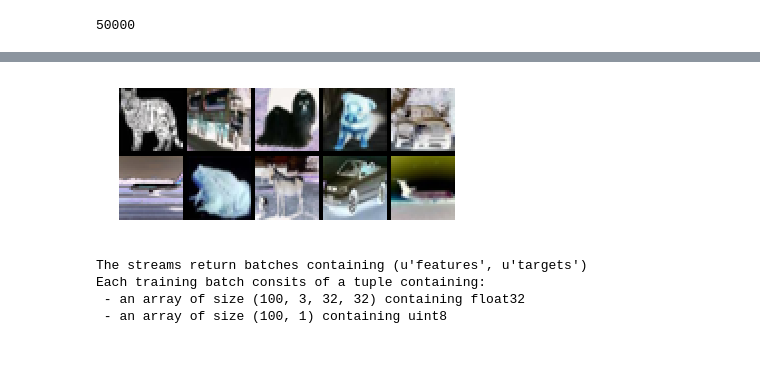
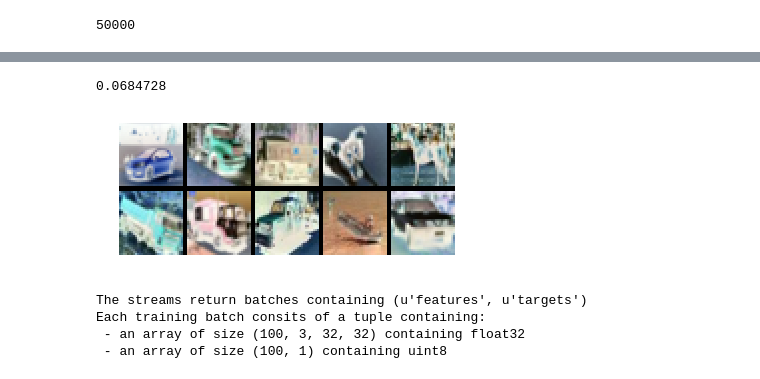
Before and after one commit to scoiatael/nn_assignments, a Jupyter notebook: Project/CIFAR10_Lasagne.ipynb, the cells around one changed output, grey strips where cells are left out. Saved outputs shown, nothing was run; the diff lists cells and outputs as text; code cells hidden in the pictures.

```diff
--- a/Project/CIFAR10_Lasagne.ipynb
+++ b/Project/CIFAR10_Lasagne.ipynb
@@ -58,15 +95,11 @@ OFFSET = 40000
 # %%
-CIFAR10.default_transformers = (
-    (ScaleAndShift, [2.0 / 255.0, -1], {'which_sources': 'features'}),
-    (Cast, [np.float32], {'which_sources': 'features'}) )
-#    (Flatten, [], {'which_sources': 'targets'}))
-#    (Mapping, [lambda batch: (b.ravel() for b in batch)], {'which_sources': 'targets'}) )
-
-cifar_train = CIFAR10(("train",), subset=slice(None,OFFSET))
 #this stream will shuffle the CIFAR set and return us batches of 100 examples
-cifar_train_stream = DataStream.default_stream(
+not_normalized_train_stream = DataStream.default_stream(
     cifar_train,
     iteration_scheme=ShuffledScheme(cifar_train.num_examples, 100))
+
+# cifar_train_stream = normalized(not_normalized_train_stream)
+cifar_train_stream = not_normalized_train_stream
 # %%
 cifar_inverse_train_stream = ScaleAndShift(
     data_stream=cifar_train_stream,
@@ -83,8 +124,11 @@ plot_mat(next(it)[0][:10])
 # %%
 it = cifar_inverse_train_stream.get_epoch_iterator()
 plot_mat(next(it)[0][:10])
+ex = next(it)[0][0]
+print(next(it)[0].mean(0).max())
 # %% [output]
+0.0684728
-[figure, old version]
+[figure, new version]
 # %%
 cifar_train_stream.reset()
 cifar_inverse_train_stream.reset()
```
Also changed, not shown: parts of 20 cells of this notebook, 2 other files.
